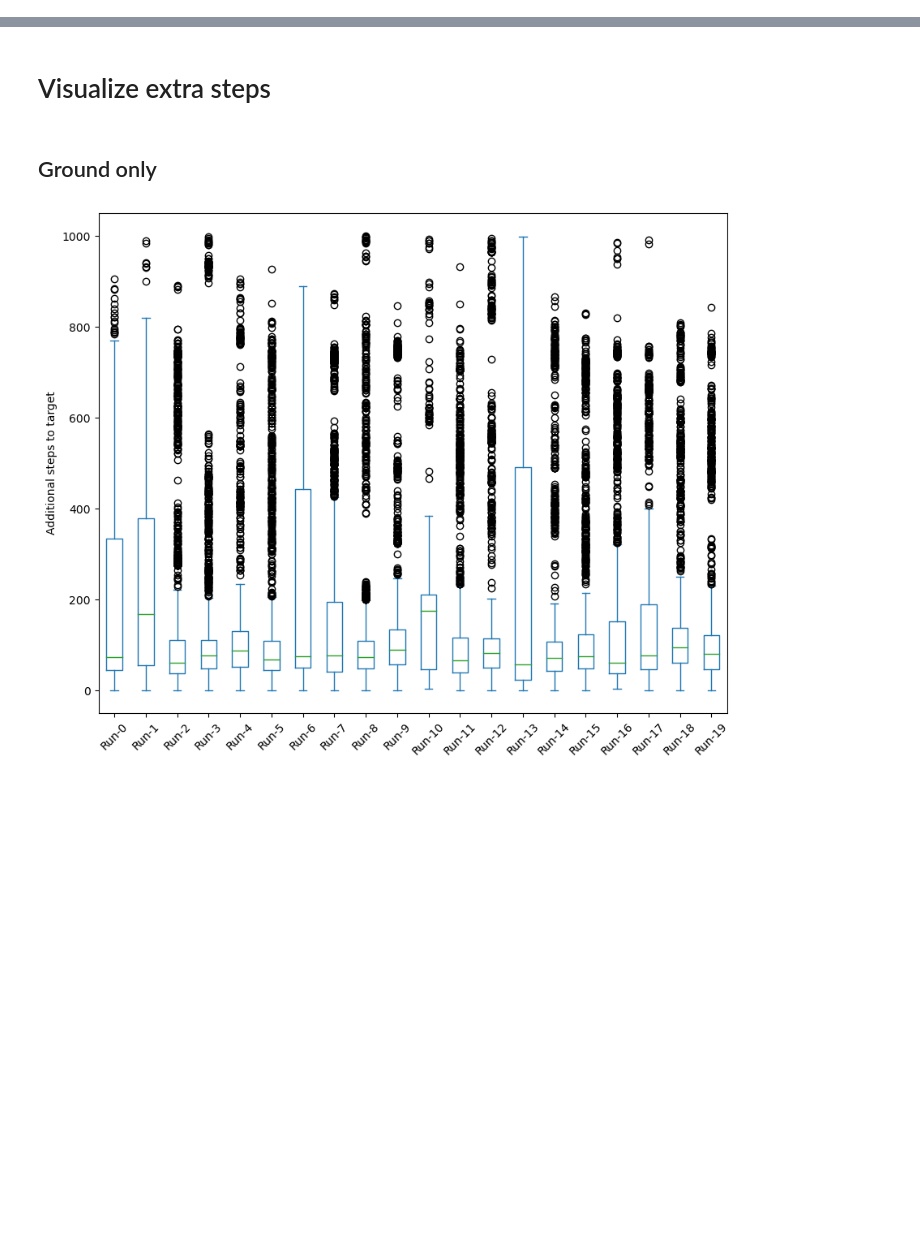
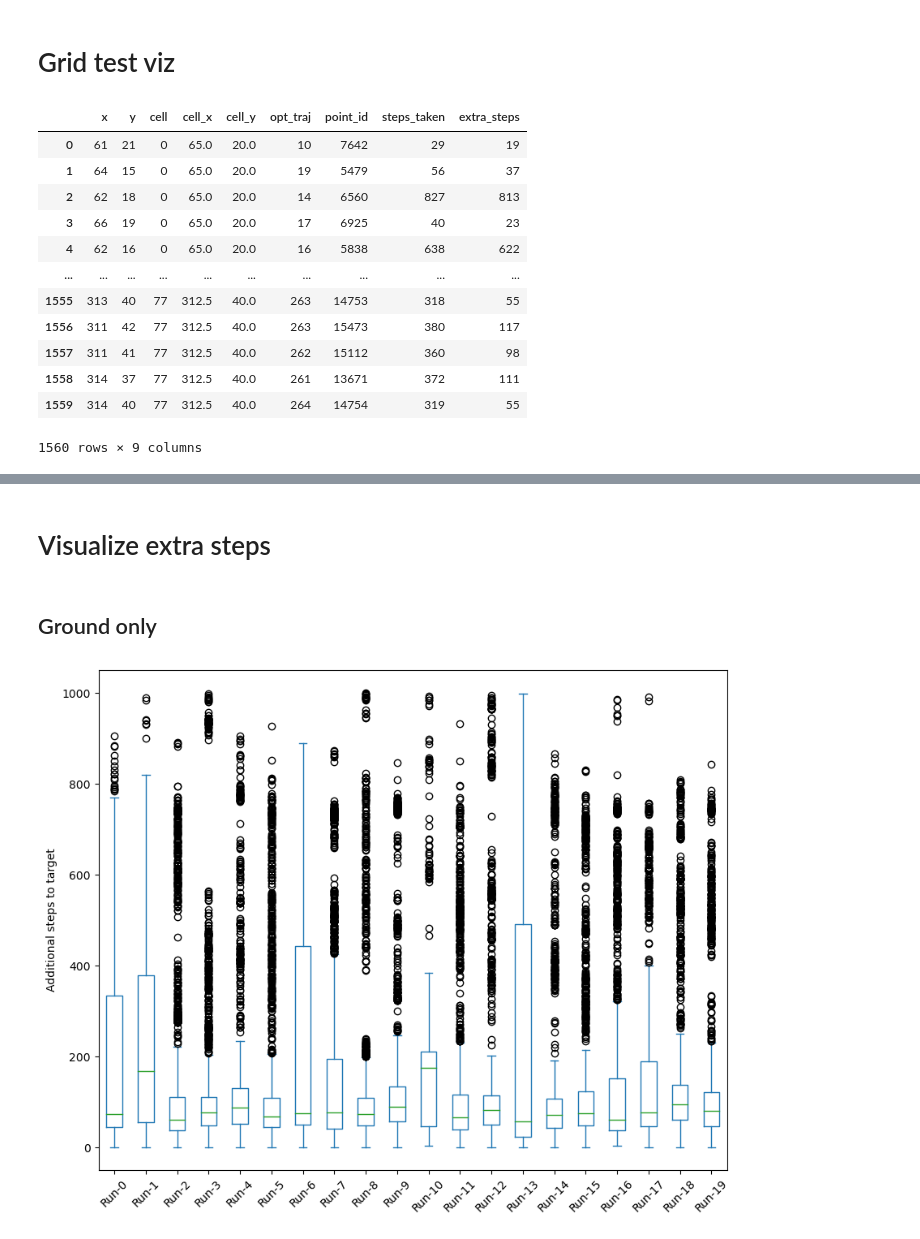
Before and after one commit to PimLb/POMDP_PBVI_Exploration, a Jupyter notebook: Experiments/Olfactory Navigation/visualize_results_grid.ipynb, the cells around one changed output, grey strips where cells are left out. Cells and saved outputs as stored; diff of their text form; code cells hidden in the pictures; blank space fills up the shorter version.

```diff
--- a/Experiments/Olfactory Navigation/visualize_results_grid.ipynb
+++ b/Experiments/Olfactory Navigation/visualize_results_grid.ipynb
@@ -6,2 +7,4 @@ import copy
 
 from viz_functions import *
+# %% [markdown]
+# Grid test viz
@@ -7,0 +13,16 @@ from viz_functions import *
+# %%
+grid_test_df
+# %% [output]
+|  | x | y | cell | cell_x | cell_y | opt_traj | point_id | steps_taken | extra_steps |
+| 0 | 61 | 21 | 0 | 65.0 | 20.0 | 10 | 7642 | 29 | 19 |
+| 1 | 64 | 15 | 0 | 65.0 | 20.0 | 19 | 5479 | 56 | 37 |
+| 2 | 62 | 18 | 0 | 65.0 | 20.0 | 14 | 6560 | 827 | 813 |
+| 3 | 66 | 19 | 0 | 65.0 | 20.0 | 17 | 6925 | 40 | 23 |
+| 4 | 62 | 16 | 0 | 65.0 | 20.0 | 16 | 5838 | 638 | 622 |
+| ... | ... | ... | ... | ... | ... | ... | ... | ... | ... |
+| 1555 | 313 | 40 | 77 | 312.5 | 40.0 | 263 | 14753 | 318 | 55 |
+| 1556 | 311 | 42 | 77 | 312.5 | 40.0 | 263 | 15473 | 380 | 117 |
+| 1557 | 311 | 41 | 77 | 312.5 | 40.0 | 262 | 15112 | 360 | 98 |
+| 1558 | 314 | 37 | 77 | 312.5 | 40.0 | 261 | 13671 | 372 | 111 |
+| 1559 | 314 | 40 | 77 | 312.5 | 40.0 | 264 | 14754 | 319 | 55 |
+1560 rows × 9 columns
```
Also changed, not shown: parts of 10 cells of this notebook, 1 other file.
